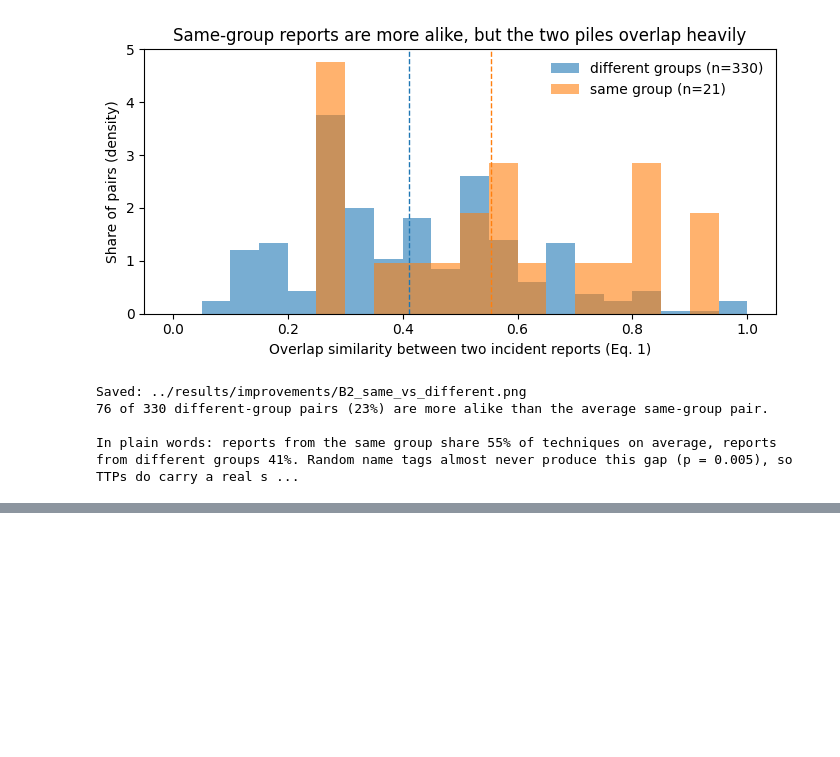
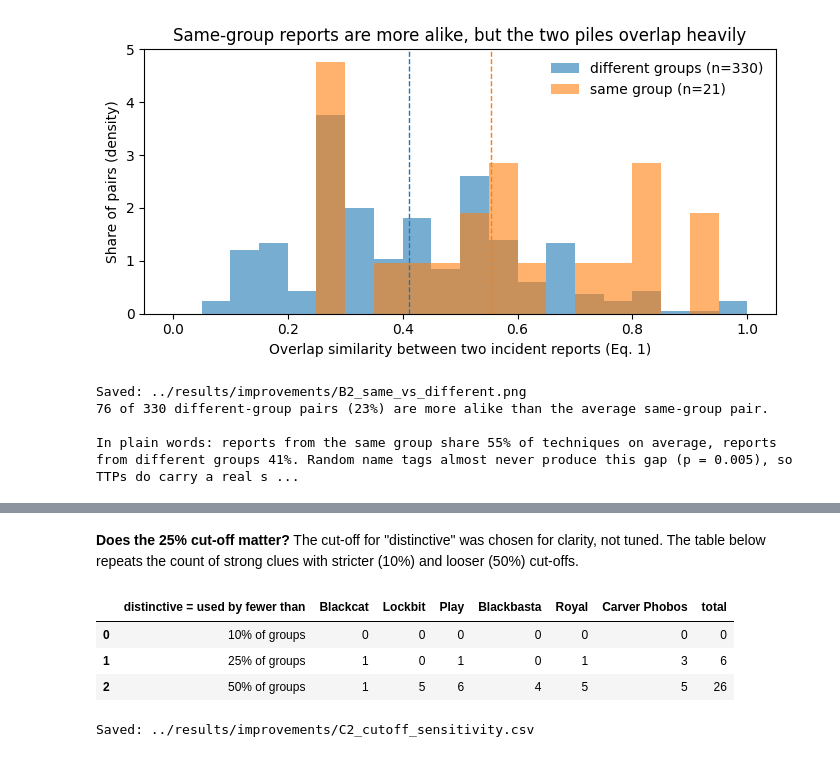
Before and after one commit to grafyehks/COMP5001-ttp-attribution-reproduction, a Jupyter notebook: improvements.ipynb, the cells around one changed output, grey strips where cells are left out. Drawn from its saved outputs; the diff is of its cells as text; code cells hidden in the pictures; blank space fills up the shorter version.

```diff
--- a/improvements.ipynb
+++ b/improvements.ipynb
@@ -738,0 +772,23 @@ Main message: TTPs are a clue, not proof. The paper's direction holds, but it un
+# %% [markdown]
+**Does the 25% cut-off matter?** The cut-off for "distinctive" was chosen for clarity, not tuned. The table below repeats the count of strong clues with stricter (10%) and looser (50%) cut-offs.
+# %%
+rows = []
+for cut in [0.10, 0.25, 0.50]:
+    dist_cut = group_share < cut
+    row = {"distinctive = used by fewer than": f"{cut:.0%} of groups"}
+    for c, k in COMP_TO_CISA.items():
+        if c in ("Blacksuit", "8base"):
+            continue
+        both = comp_prof.loc[c].astype(bool) & cisa_prof.loc[k].astype(bool)
+        row[c] = int((both & dist_cut).sum())
+    row["total"] = sum(v for key, v in row.items() if key != "distinctive = used by fewer than")
+    rows.append(row)
+sens_df = pd.DataFrame(rows)
+display(sens_df)
+save(sens_df, "C2_cutoff_sensitivity")
+# %% [output]
+|  | distinctive = used by fewer than | Blackcat | Lockbit | Play | Blackbasta | Royal | Carver Phobos | total |
+| 0 | 10% of groups | 0 | 0 | 0 | 0 | 0 | 0 | 0 |
+| 1 | 25% of groups | 1 | 0 | 1 | 0 | 1 | 3 | 6 |
+| 2 | 50% of groups | 1 | 5 | 6 | 4 | 5 | 5 | 26 |
+Saved: ../results/improvements/C2_cutoff_sensitivity.csv
```
Also changed, not shown: parts of 11 cells of this notebook, 4 other files.
